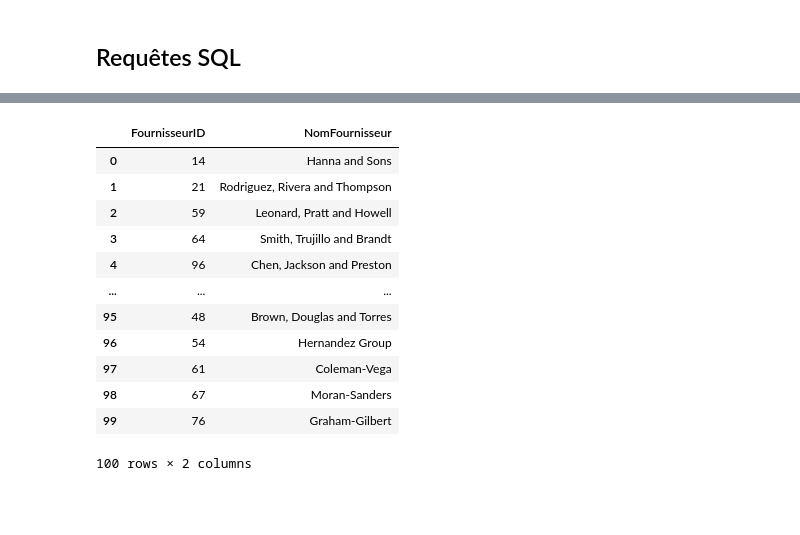
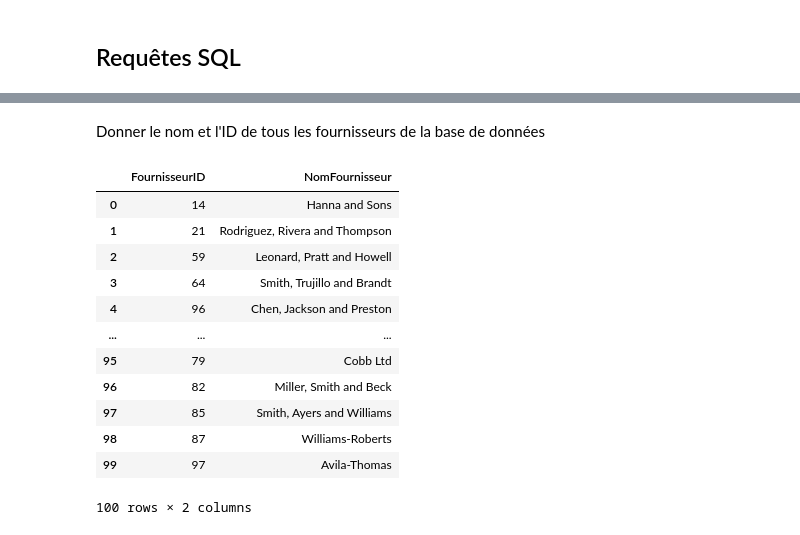
Before and after one commit to LeRoiFou/duckdb, a Jupyter notebook: IndexE001_SELECT.ipynb, the cells around one changed output, grey strips where cells are left out. Drawn from its saved outputs; the diff is of its cells as text; code cells hidden in the pictures; blank space fills up the shorter version.

```diff
--- a/IndexE001_SELECT.ipynb
+++ b/IndexE001_SELECT.ipynb
@@ -208,25 +245,28 @@ conn.execute(
 100 rows × 1 columns
-# %%
-# Donner le nom et l'ID de tous les fournisseurs de la base de données
-conn.execute(
-    """
-    SELECT
-        DISTINCT("FournisseurID")
-        , "NomFournisseur"
-    FROM suppliers_df
-    """
-).df()
-# %% [output]
-|  | FournisseurID | NomFournisseur |
-| 0 | 14 | Hanna and Sons |
-| 1 | 21 | Rodriguez, Rivera and Thompson |
-| 2 | 59 | Leonard, Pratt and Howell |
-| 3 | 64 | Smith, Trujillo and Brandt |
-| 4 | 96 | Chen, Jackson and Preston |
-| ... | ... | ... |
-| 95 | 48 | Brown, Douglas and Torres |
-| 96 | 54 | Hernandez Group |
-| 97 | 61 | Coleman-Vega |
-| 98 | 67 | Moran-Sanders |
-| 99 | 76 | Graham-Gilbert |
-100 rows × 2 columns
+# %% [markdown]
+Donner le nom et l'ID de tous les fournisseurs de la base de données
+# %%
+conn.execute(
+    """
+    -- Colonnes récupérées
+    SELECT
+        DISTINCT("FournisseurID")
+        , "NomFournisseur"
+    -- BD récupérée
+    FROM suppliers_db;
+    """
+).df()
+# %% [output]
+|  | FournisseurID | NomFournisseur |
+| 0 | 14 | Hanna and Sons |
+| 1 | 21 | Rodriguez, Rivera and Thompson |
+| 2 | 59 | Leonard, Pratt and Howell |
+| 3 | 64 | Smith, Trujillo and Brandt |
+| 4 | 96 | Chen, Jackson and Preston |
+| ... | ... | ... |
+| 95 | 79 | Cobb Ltd |
+| 96 | 82 | Miller, Smith and Beck |
+| 97 | 85 | Smith, Ayers and Williams |
+| 98 | 87 | Williams-Roberts |
+| 99 | 97 | Avila-Thomas |
+100 rows × 2 columns
```
Also changed, not shown: parts of 22 cells of this notebook, 20 other files.
